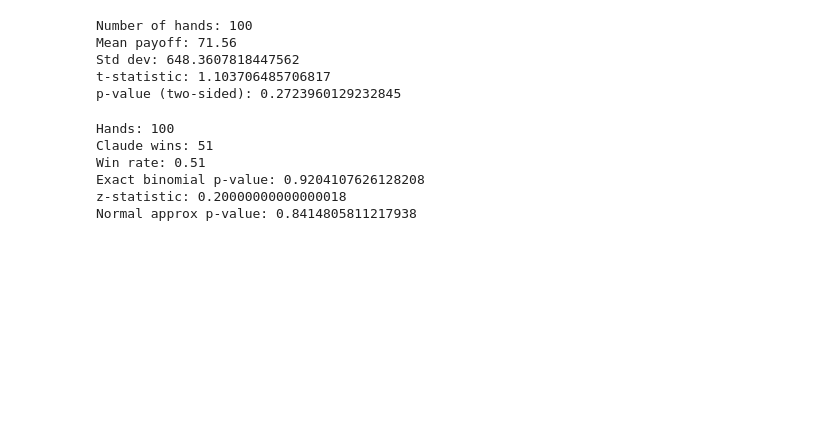
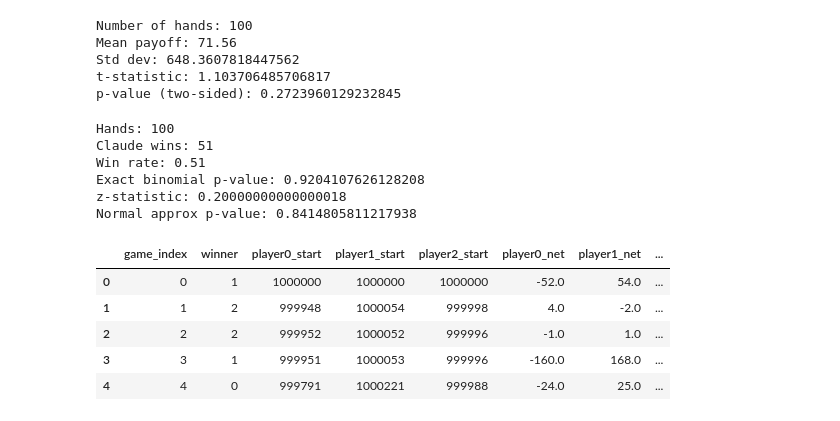
Before and after one commit to drewwilen/texasholdem, a Jupyter notebook: heads_up_analysis.ipynb, the cells around one changed output. Cells and saved outputs as stored; diff of their text form; code cells hidden in the pictures; blank space fills up the shorter version.

```diff
--- a/heads_up_analysis.ipynb
+++ b/heads_up_analysis.ipynb
@@ -82,0 +86,9 @@ Normal approx p-value: 0.8414805811217938
+# %%
+df2.head()
+# %% [output]
+|  | game_index | winner | player0_start | player1_start | player2_start | player0_net | player1_net | ... |
+| 0 | 0 | 1 | 1000000 | 1000000 | 1000000 | -52.0 | 54.0 | ... |
+| 1 | 1 | 2 | 999948 | 1000054 | 999998 | 4.0 | -2.0 | ... |
+| 2 | 2 | 2 | 999952 | 1000052 | 999996 | -1.0 | 1.0 | ... |
+| 3 | 3 | 1 | 999951 | 1000053 | 999996 | -160.0 | 168.0 | ... |
+| 4 | 4 | 0 | 999791 | 1000221 | 999988 | -24.0 | 25.0 | ... |
```
Also changed, not shown: parts of 7 cells of this notebook, 3 other files.
